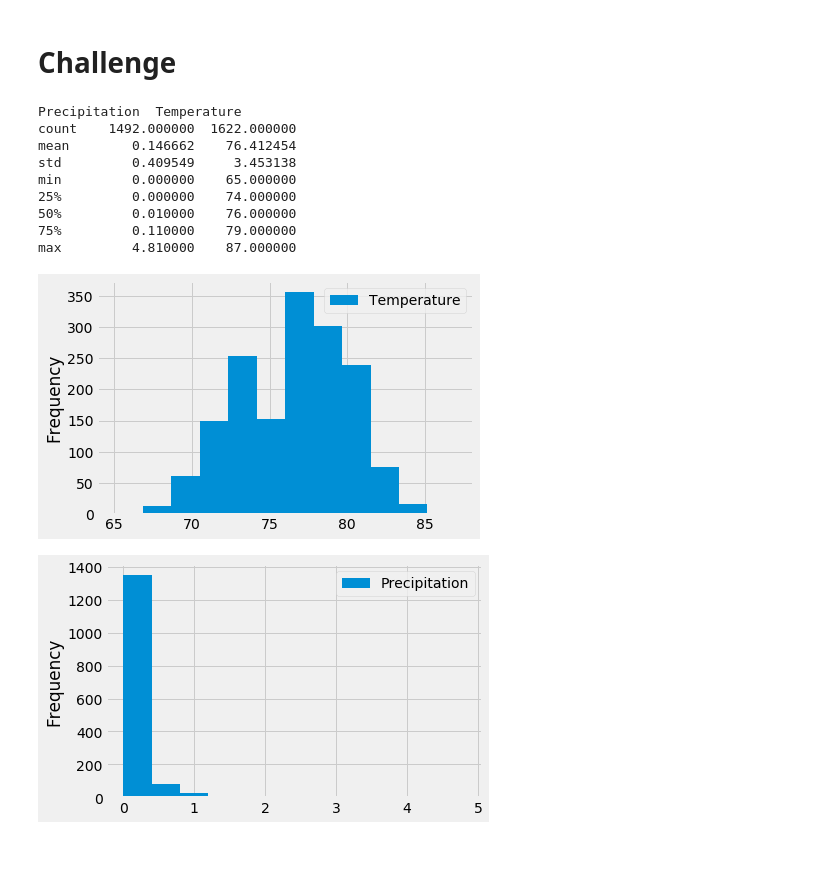
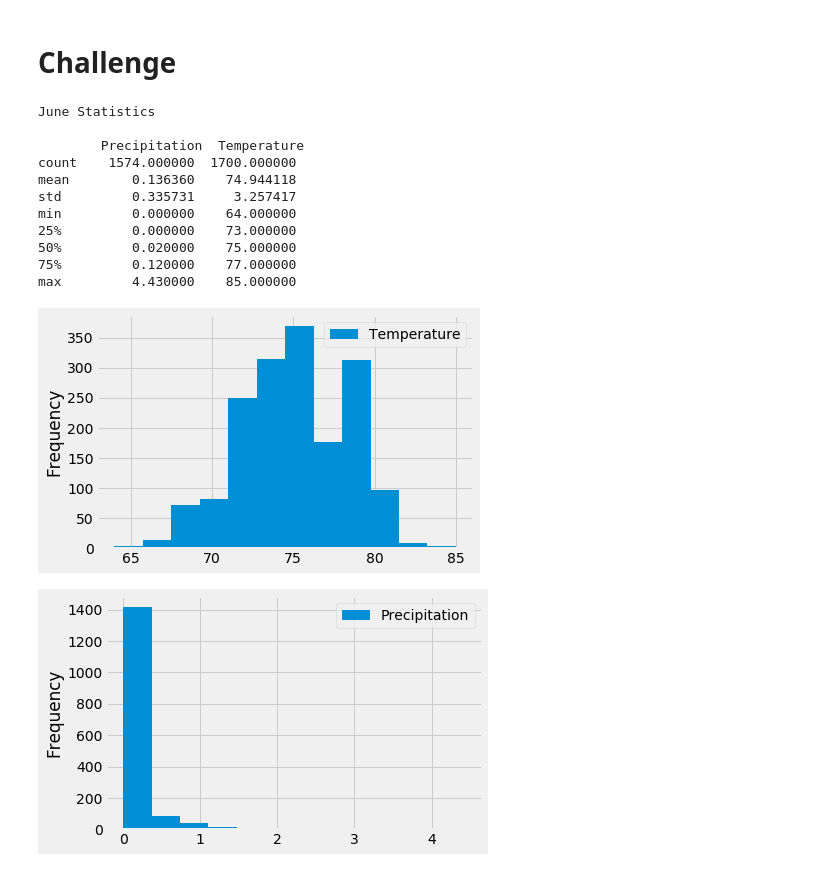
Before and after one commit to Calistic/Weather-Pattern-Analysis, a Jupyter notebook: climate_analysis.ipynb, the cells around one changed output. Cells and saved outputs as stored; diff of their text form; code cells hidden in the pictures.

```diff
--- a/climate_analysis.ipynb
+++ b/climate_analysis.ipynb
@@ -149,45 +149,46 @@ df = pd.DataFrame()
 def monthSummary(monthNum):
     results = session.query(Measurement.date, Measurement.prcp, Measurement.tobs).\
     filter(extract('month', Measurement.date)==monthNum).all()
 
     # validation testing
     global df
 
     # Save the query results as a Pandas DataFrame and set the index to the date column
     df = pd.DataFrame(results, columns=['Date','Precipitation', 'Temperature'])
-
     # inplace updates the current df. false would create new df.
     df.set_index(df['Date'], inplace=True)
 
     # Sort the dataframe by date
     df = df.sort_index()
 
-    # plot temerature
+    # plot temperature
     temperDf = df[['Temperature']]
     temperDf.plot.hist(bins=12)
 
     # plot percipitation
     percipDf = df[['Precipitation']]
     percipDf.plot.hist(bins=12)
 
     # Validation testing
     df.to_csv('monthData.csv')
 
     # print stat summary of df
     return df.describe()
 
+print("June Statistics \n \n", monthSummary(6))
 
-
-print(monthSummary(8))
+junDf = df
 # %% [output]
-Precipitation  Temperature
-count    1492.000000  1622.000000
-mean        0.146662    76.412454
-std         0.409549     3.453138
-min         0.000000    65.000000
-25%         0.000000    74.000000
-50%         0.010000    76.000000
-75%         0.110000    79.000000
-max         4.810000    87.000000
+June Statistics
+
+        Precipitation  Temperature
+count    1574.000000  1700.000000
+mean        0.136360    74.944118
+std         0.335731     3.257417
+min         0.000000    64.000000
+25%         0.000000    73.000000
+50%         0.020000    75.000000
+75%         0.120000    77.000000
+max         4.430000    85.000000
-[figure, old version]
+[figure, new version]
-[figure, old version]
+[figure, new version]
```
Also changed, not shown: parts of 5 cells of this notebook, 5 other files.
